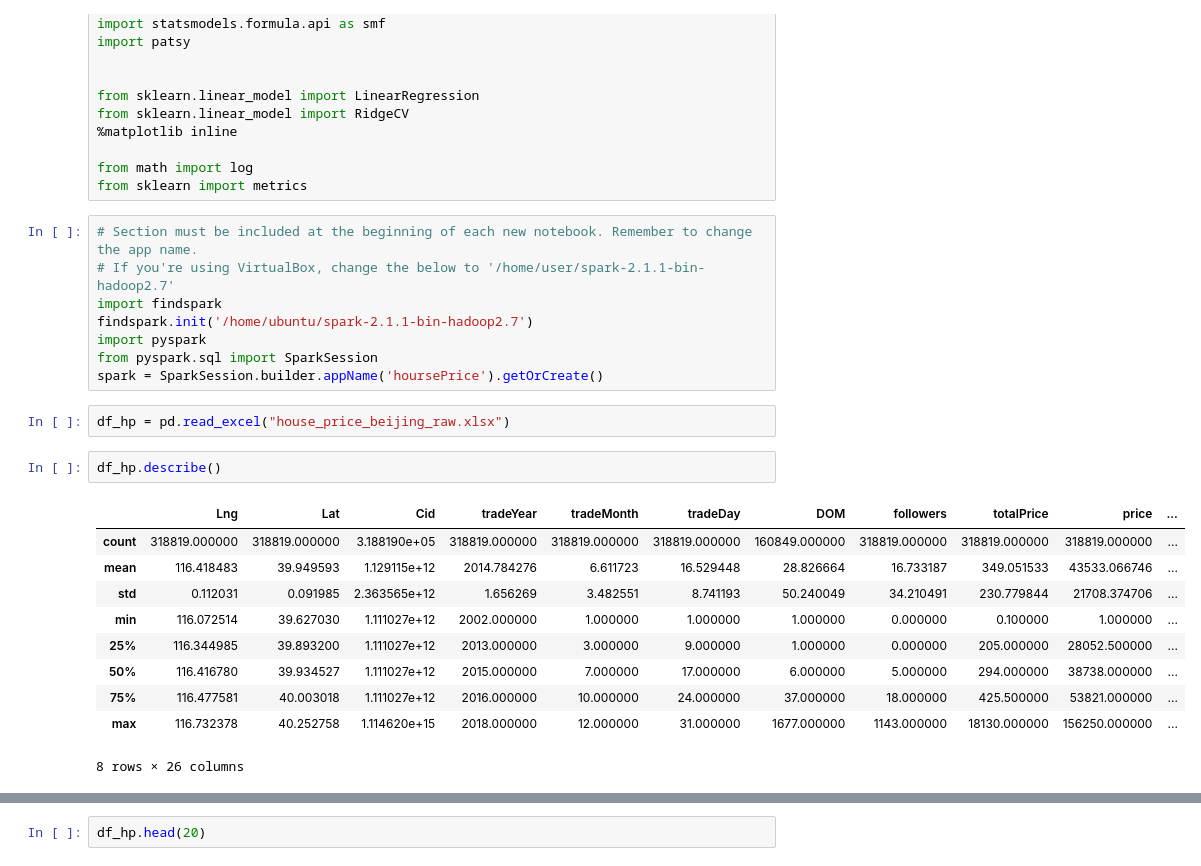
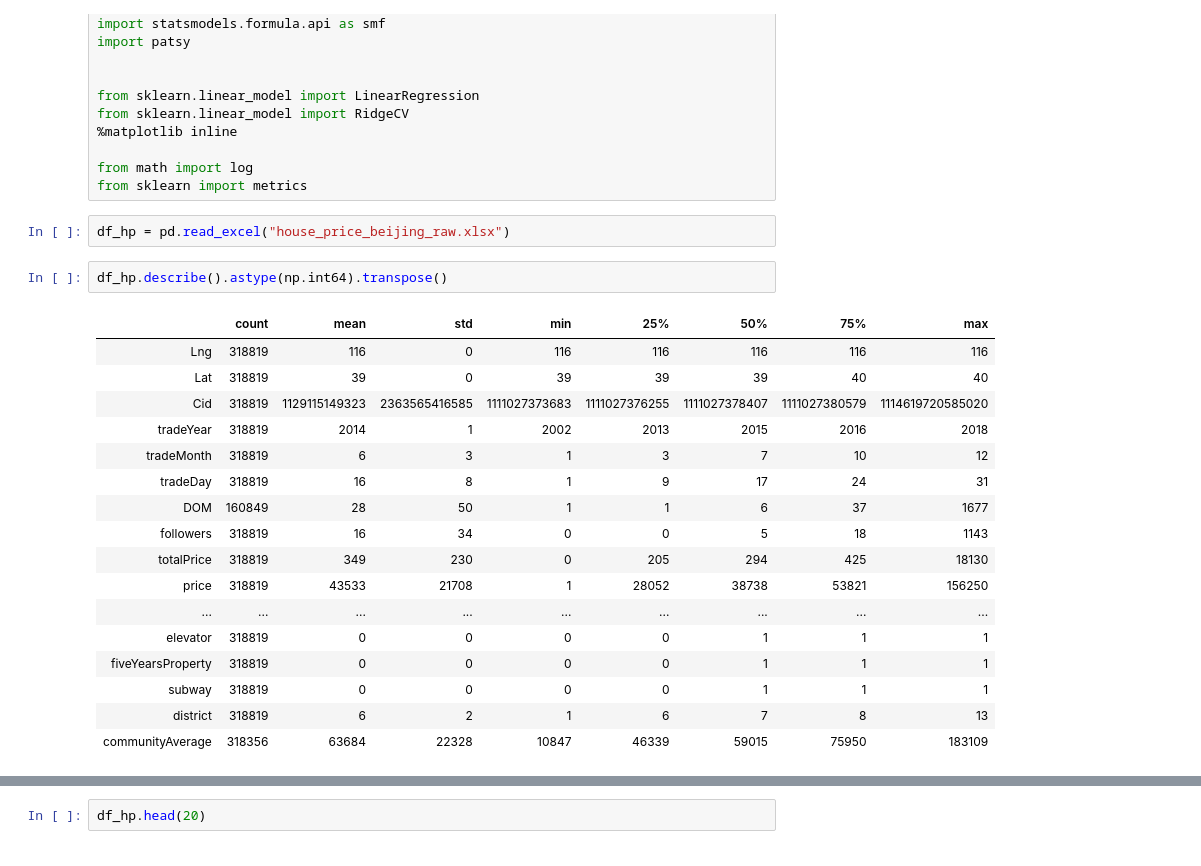
Before and after one commit to ezprogramming/Infosys722_iteration4, a Jupyter notebook: Iteration4.ipynb, the cells around one changed output, grey strips where cells are left out. Drawn from its saved outputs; the diff is of its cells as text.

```diff
--- a/Iteration4.ipynb
+++ b/Iteration4.ipynb
@@ -72,26 +72,25 @@ from sklearn.linear_model import RidgeCV
 
 from math import log
 from sklearn import metrics
-# %%
-# Section must be included at the beginning of each new notebook. Remember to change the app name.
-# If you're using VirtualBox, change the below to '/home/user/spark-2.1.1-bin-hadoop2.7'
-import findspark
-findspark.init('/home/ubuntu/spark-2.1.1-bin-hadoop2.7')
-import pyspark
-from pyspark.sql import SparkSession
-spark = SparkSession.builder.appName('hoursePrice').getOrCreate()
 # %%
 df_hp = pd.read_excel("house_price_beijing_raw.xlsx")
 # %%
-df_hp.describe()
+df_hp.describe().astype(np.int64).transpose()
 # %% [output]
-|  | Lng | Lat | Cid | tradeYear | tradeMonth | tradeDay | DOM | followers | totalPrice | price | ... |
-| count | 318819.000000 | 318819.000000 | 3.188190e+05 | 318819.000000 | 318819.000000 | 318819.000000 | 160849.000000 | 318819.000000 | 318819.000000 | 318819.000000 | ... |
-| mean | 116.418483 | 39.949593 | 1.129115e+12 | 2014.784276 | 6.611723 | 16.529448 | 28.826664 | 16.733187 | 349.051533 | 43533.066746 | ... |
-| std | 0.112031 | 0.091985 | 2.363565e+12 | 1.656269 | 3.482551 | 8.741193 | 50.240049 | 34.210491 | 230.779844 | 21708.374706 | ... |
-| min | 116.072514 | 39.627030 | 1.111027e+12 | 2002.000000 | 1.000000 | 1.000000 | 1.000000 | 0.000000 | 0.100000 | 1.000000 | ... |
-| 25% | 116.344985 | 39.893200 | 1.111027e+12 | 2013.000000 | 3.000000 | 9.000000 | 1.000000 | 0.000000 | 205.000000 | 28052.500000 | ... |
-| 50% | 116.416780 | 39.934527 | 1.111027e+12 | 2015.000000 | 7.000000 | 17.000000 | 6.000000 | 5.000000 | 294.000000 | 38738.000000 | ... |
-| 75% | 116.477581 | 40.003018 | 1.111027e+12 | 2016.000000 | 10.000000 | 24.000000 | 37.000000 | 18.000000 | 425.500000 | 53821.000000 | ... |
-| max | 116.732378 | 40.252758 | 1.114620e+15 | 2018.000000 | 12.000000 | 31.000000 | 1677.000000 | 1143.000000 | 18130.000000 | 156250.000000 | ... |
+|  | count | mean | std | min | 25% | 50% | 75% | max |
+| Lng | 318819 | 116 | 0 | 116 | 116 | 116 | 116 | 116 |
+| Lat | 318819 | 39 | 0 | 39 | 39 | 39 | 40 | 40 |
+| Cid | 318819 | 1129115149323 | 2363565416585 | 1111027373683 | 1111027376255 | 1111027378407 | 1111027380579 | 1114619720585020 |
+| tradeYear | 318819 | 2014 | 1 | 2002 | 2013 | 2015 | 2016 | 2018 |
+| tradeMonth | 318819 | 6 | 3 | 1 | 3 | 7 | 10 | 12 |
+| tradeDay | 318819 | 16 | 8 | 1 | 9 | 17 | 24 | 31 |
+| DOM | 160849 | 28 | 50 | 1 | 1 | 6 | 37 | 1677 |
+| followers | 318819 | 16 | 34 | 0 | 0 | 5 | 18 | 1143 |
+| totalPrice | 318819 | 349 | 230 | 0 | 205 | 294 | 425 | 18130 |
+| price | 318819 | 43533 | 21708 | 1 | 28052 | 38738 | 53821 | 156250 |
+| ... | ... | ... | ... | ... | ... | ... | ... | ... |
+| elevator | 318819 | 0 | 0 | 0 | 0 | 1 | 1 | 1 |
+| fiveYearsProperty | 318819 | 0 | 0 | 0 | 0 | 1 | 1 | 1 |
+| subway | 318819 | 0 | 0 | 0 | 0 | 1 | 1 | 1 |
+| district | 318819 | 6 | 2 | 1 | 6 | 7 | 8 | 13 |
+| communityAverage | 318356 | 63684 | 22328 | 10847 | 46339 | 59015 | 75950 | 183109 |
-8 rows × 26 columns
```
Also changed, not shown: parts of 11 cells of this notebook.
